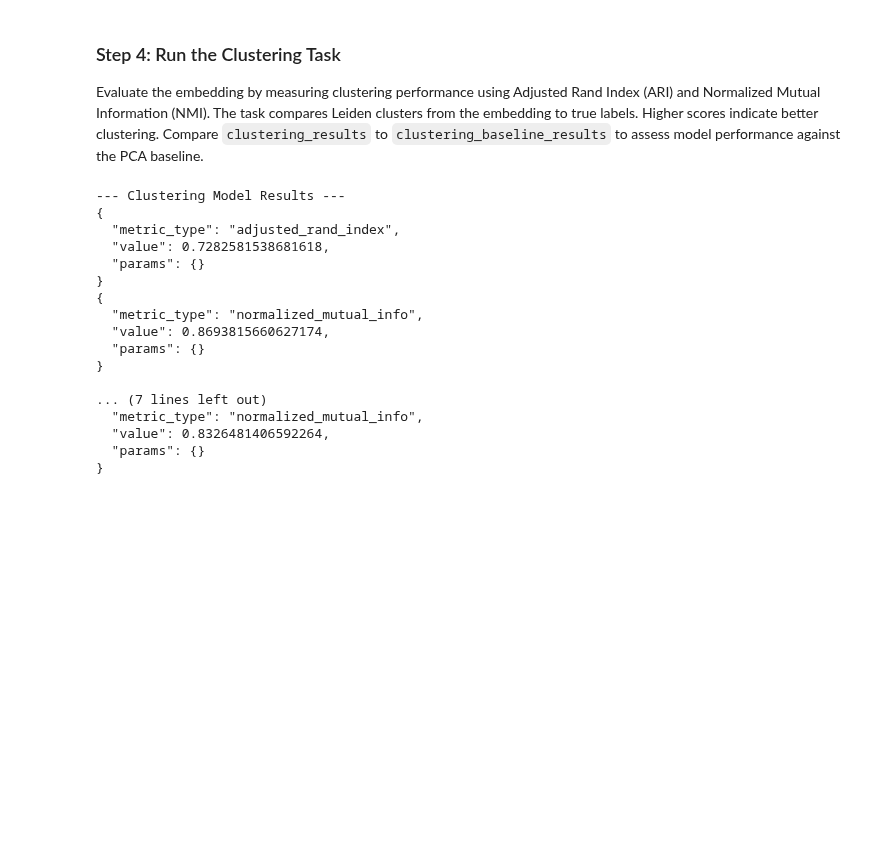
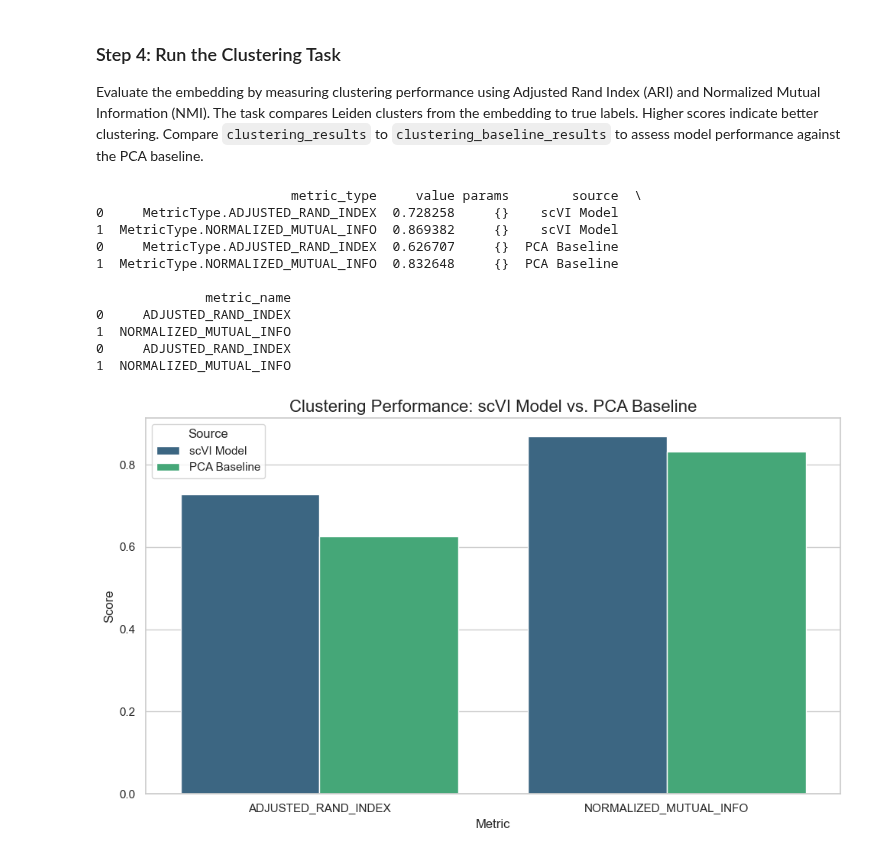
Before and after one commit to chanzuckerberg/cz-benchmarks, a Jupyter notebook: examples/scvi_model_dev_workflow.ipynb, the cells around one changed output. Cells and saved outputs as stored; diff of their text form; code cells hidden in the pictures; blank space fills up the shorter version.

```diff
--- a/examples/scvi_model_dev_workflow.ipynb
+++ b/examples/scvi_model_dev_workflow.ipynb
@@ -20,7 +20,6 @@ This section demonstrates how to benchmark a model's embedding using czbenchmark
 # %%
 import logging
 import sys
-import json
 from czbenchmarks.datasets import load_dataset
 from czbenchmarks.datasets.single_cell_labeled import SingleCellLabeledDataset
 from czbenchmarks.tasks import (
@@ -36,6 +35,13 @@ from czbenchmarks.tasks.label_prediction import MetadataLabelPredictionTaskInput
 import scvi  # other imports can be used as required by model
 import functools
 
+# --- Visualization Imports ---
+import matplotlib.pyplot as plt
+import pandas as pd
+import seaborn as sns
+
+sns.set_theme(style="whitegrid")
+
 # Set up basic logging to see the library's output
 logging.basicConfig(level=logging.INFO, stream=sys.stdout)
 # %% [markdown]
@@ -103,51 +124,69 @@ print(f"Generated fine-tuned scVI embedding with shape: {model_output.shape}")
 
 Evaluate the embedding by measuring clustering performance using Adjusted Rand Index (ARI) and Normalized Mutual Information (NMI). The task compares Leiden clusters from the embedding to true labels. Higher scores indicate better clustering. Compare `clustering_results` to `clustering_baseline_results` to assess model performance against the PCA baseline.
 # %%
+all_results = {}
+
+
 # 1. Initialize the task
 clustering_task = ClusteringTask()
 
 # 2. Define the inputs for the task
 clustering_task_input = ClusteringTaskInput(
-    obs=dataset.adata.obs,  # The full observation metadata
-    input_labels=dataset.labels,  # The ground-truth labels for comparison
+    obs=dataset.adata.obs,
+    input_labels=dataset.labels,
 )
 
 # 3. Run the task on your model's output
 clustering_results = clustering_task.run(
     cell_representation=model_output,
     task_input=clustering_task_input,
 )
 
 # 4. Compute and run the baseline for comparison
 expression_data = dataset.adata.X
 clustering_baseline = clustering_task.compute_baseline(expression_data)
 clustering_baseline_results = clustering_task.run(
     cell_representation=clustering_baseline,
     task_input=clustering_task_input,
 )
 
-print("--- Clustering Model Results ---")
-for result in clustering_results:
-    print(result.model_dump_json(indent=2))
+# Store results for downstream use
+all_results["clustering"] = {
+    "model": [r.model_dump() for r in clustering_results],
+    "baseline": [r.model_dump() for r in clustering_baseline_results],
+}
 
-print("\n--- Clustering Baseline Results ---")
-for result in clustering_baseline_results:
-    print(result.model_dump_json(indent=2))
+# Prepare DataFrame for plotting
+df_clustering_model = pd.DataFrame(all_results["clustering"]["model"])
+df_clustering_baseline = pd.DataFrame(all_results["clustering"]["baseline"])
+df_clustering_model["source"] = "scVI Model"
+df_clustering_baseline["source"] = "PCA Baseline"
+df_clustering = pd.concat([df_clustering_model, df_clustering_baseline])
+df_clustering["metric_name"] = df_clustering["metric_type"].apply(lambda x: x.name)
+
+print(df_clustering)
+
+plt.figure(figsize=(10, 6))
+sns.barplot(
+    data=df_clustering, x="metric_name", y="value", hue="source", palette="viridis"
+)
+plt.title("Clustering Performance: scVI Model vs. PCA Baseline", fontsize=16)
+plt.ylabel("Score", fontsize=12)
+plt.xlabel("Metric", fontsize=12)
+plt.xticks(rotation=0)
+plt.legend(title="Source")
+plt.tight_layout()
+plt.show()
 # %% [output]
---- Clustering Model Results ---
-{
-  "metric_type": "adjusted_rand_index",
-  "value": 0.7282581538681618,
-  "params": {}
-}
-{
-  "metric_type": "normalized_mutual_info",
-  "value": 0.8693815660627174,
-  "params": {}
-}
+                         metric_type     value params        source  \
+0     MetricType.ADJUSTED_RAND_INDEX  0.728258     {}    scVI Model
+1  MetricType.NORMALIZED_MUTUAL_INFO  0.869382     {}    scVI Model
+0     MetricType.ADJUSTED_RAND_INDEX  0.626707     {}  PCA Baseline
+1  MetricType.NORMALIZED_MUTUAL_INFO  0.832648     {}  PCA Baseline
 
-... (7 lines left out)
-  "metric_type": "normalized_mutual_info",
-  "value": 0.8326481406592264,
-  "params": {}
-}
+              metric_name
+0     ADJUSTED_RAND_INDEX
+1  NORMALIZED_MUTUAL_INFO
+0     ADJUSTED_RAND_INDEX
+1  NORMALIZED_MUTUAL_INFO
+[figure, added]
```
Also changed, not shown: parts of 7 cells of this notebook, 18 other files.
